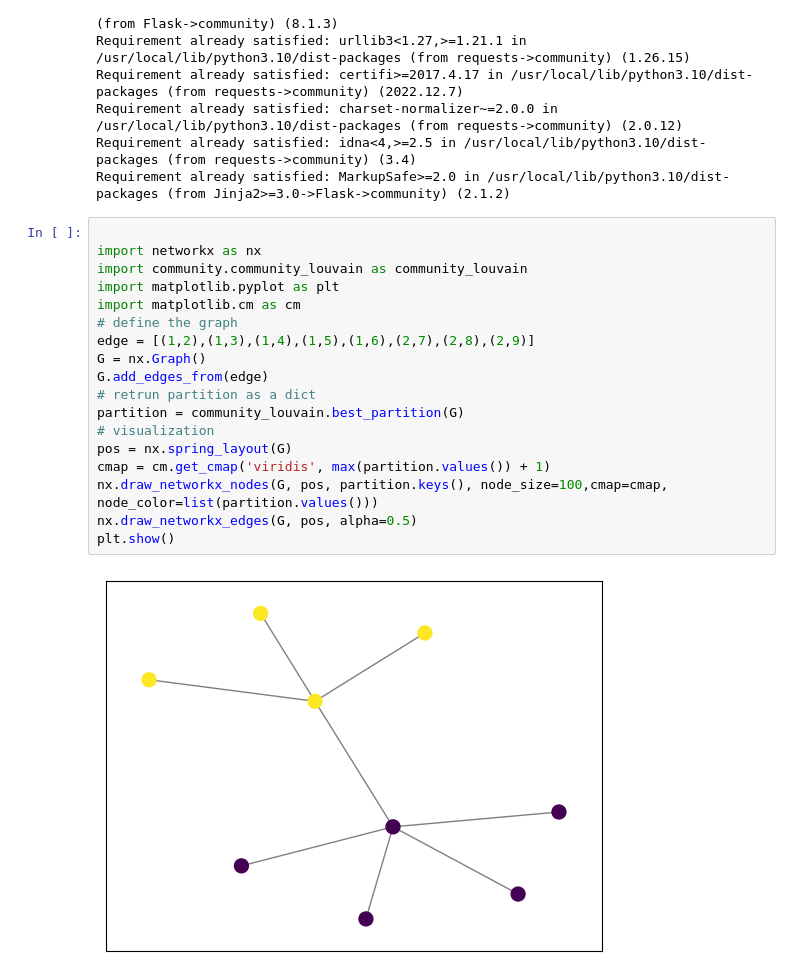
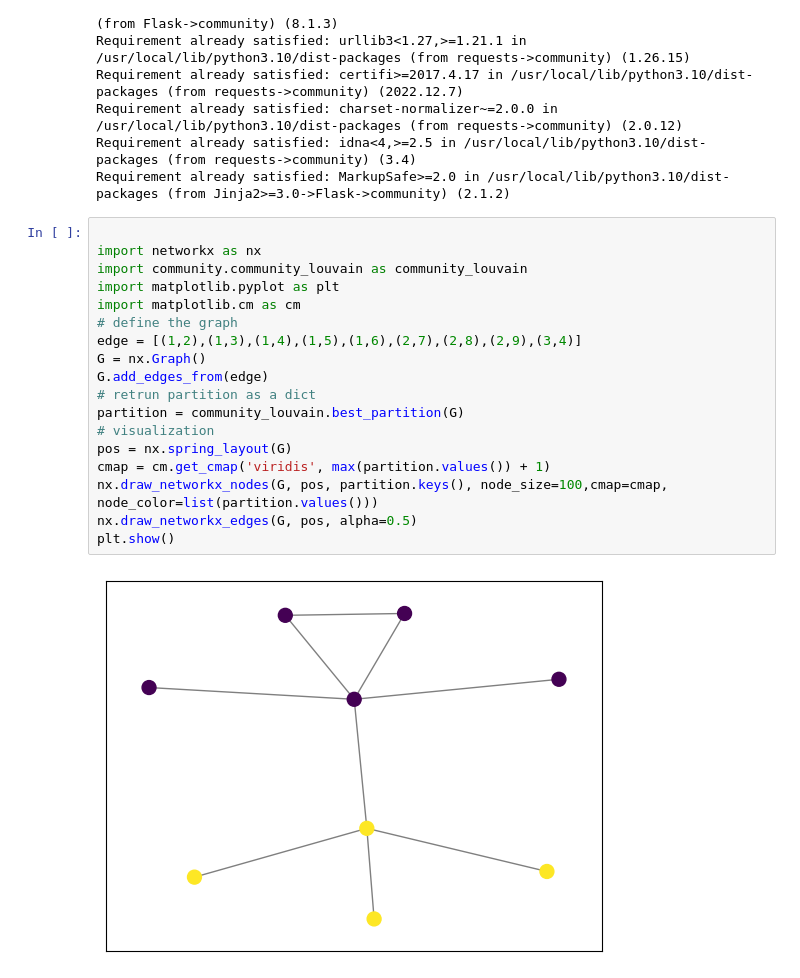
Before and after one commit to vforbigv/misc, a Jupyter notebook: Louvain.ipynb, the cells around one changed output. Cells and saved outputs as stored; diff of their text form.

```diff
--- a/Louvain.ipynb
+++ b/Louvain.ipynb
@@ -30,20 +30,20 @@ Requirement already satisfied: MarkupSafe>=2.0 in /usr/local/lib/python3.10/dist
 # %%
 
 import networkx as nx
 import community.community_louvain as community_louvain
 import matplotlib.pyplot as plt
 import matplotlib.cm as cm
 # define the graph
-edge = [(1,2),(1,3),(1,4),(1,5),(1,6),(2,7),(2,8),(2,9)]
+edge = [(1,2),(1,3),(1,4),(1,5),(1,6),(2,7),(2,8),(2,9),(3,4)]
 G = nx.Graph()
 G.add_edges_from(edge)
 # retrun partition as a dict
 partition = community_louvain.best_partition(G)
 # visualization
 pos = nx.spring_layout(G)
 cmap = cm.get_cmap('viridis', max(partition.values()) + 1)
 nx.draw_networkx_nodes(G, pos, partition.keys(), node_size=100,cmap=cmap, node_color=list(partition.values()))
 nx.draw_networkx_edges(G, pos, alpha=0.5)
 plt.show()
 # %% [output]
-[figure, old version]
+[figure, new version]
```
Also changed, not shown: parts of 1 cell of this notebook.
